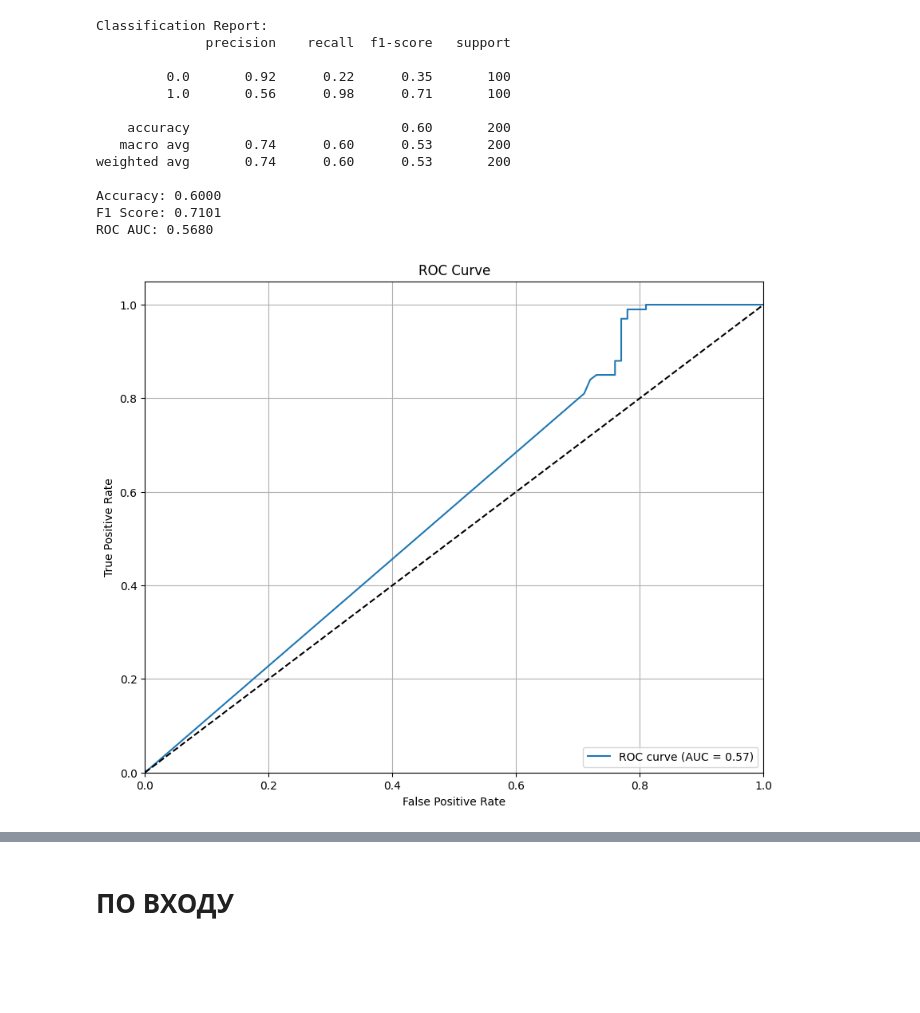
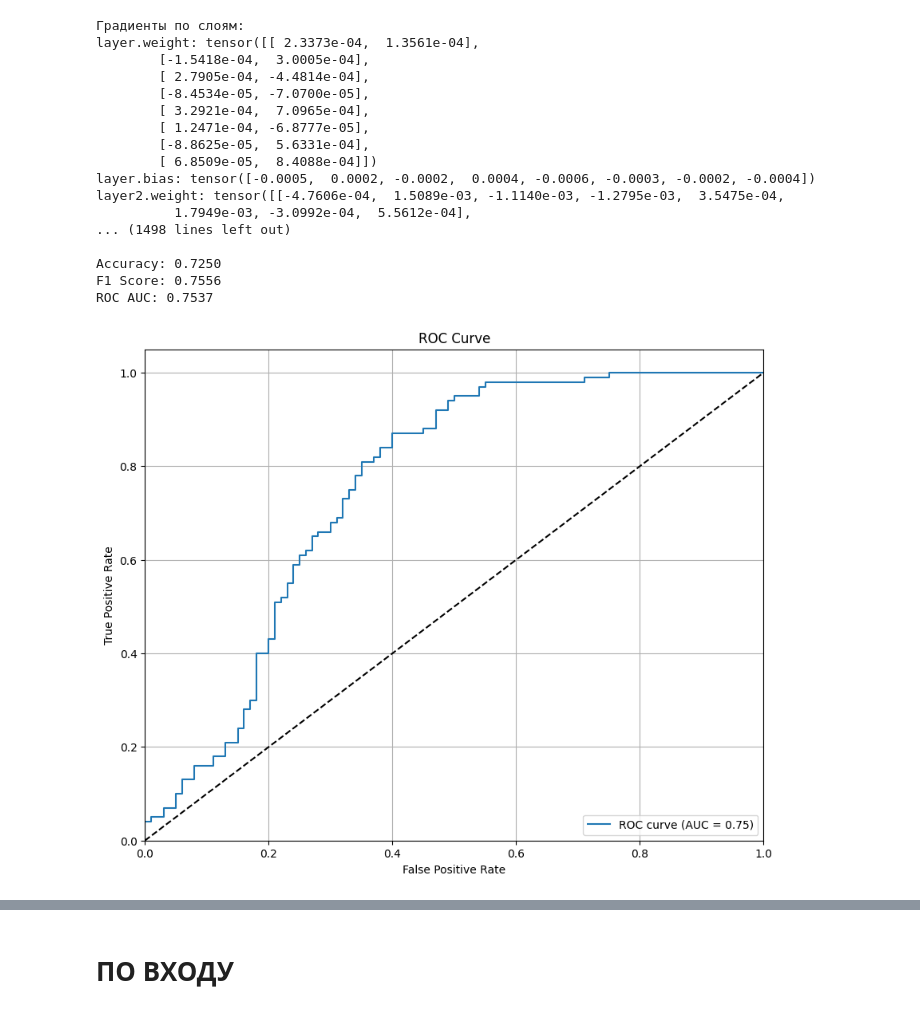
Before and after one commit to edugnome/net-arch-research, a Jupyter notebook: ExperimentCirclePerceptron.ipynb, the cells around one changed output, grey strips where cells are left out. Drawn from its saved outputs; the diff is of its cells as text; code cells hidden in the pictures; blank space fills up the shorter version.

```diff
--- a/ExperimentCirclePerceptron.ipynb
+++ b/ExperimentCirclePerceptron.ipynb
@@ -62,6 +62,8 @@ class BrokenPerceptron(nn.Module):
         x = self.sigmoid6(x)
         return x
 # %%
+from networks.gradient_analysis import extract_gradients_by_layer
+
 X, y = make_circles(n_samples=1000, factor=0.5, noise=0.1, random_state=42)
 
 # Split data
@@ -79,23 +81,31 @@ y_train = torch.FloatTensor(y_train)
 y_test = torch.FloatTensor(y_test)
 
 # Initialize model, loss, and optimizer
-model = BrokenPerceptron(X_train.shape[1])
+model = Perceptron(X_train.shape[1])
 criterion = torch.nn.BCELoss()
 optimizer = torch.optim.Adam(model.parameters(), lr=0.01)
 
 # Training loop
-epochs = 500
+epochs = 50
 losses = []
 
 for epoch in range(epochs):
     # Forward pass
     outputs = model(X_train)
+
+    # Calculate loss
     loss = criterion(outputs.squeeze(), y_train)
     losses.append(loss.item())
 
-    # Backward pass and optimize
+    # Zero gradients
     optimizer.zero_grad()
+
+    # Backward pass (here the gradients are actually computed)
     loss.backward()
+
+    extract_gradients_by_layer(model)
+
+    # Update weights
     optimizer.step()
 
 # Evaluation
@@ -108,46 +118,50 @@ with torch.no_grad():
     # Calculate metrics
     accuracy = accuracy_score(y_test, y_pred_class)
     f1 = f1_score(y_test, y_pred_class)
 
     # Calculate ROC curve and AUC
     fpr, tpr, _ = roc_curve(y_test.numpy(), y_pred.squeeze().numpy())
     roc_auc = auc(fpr, tpr)
 
     # Print classification report
     print("\nClassification Report:")
     print(classification_report(y_test, y_pred_class))
 
     print(f'Accuracy: {accuracy:.4f}')
     print(f'F1 Score: {f1:.4f}')
     print(f'ROC AUC: {roc_auc:.4f}')
 
     # Plot ROC curve
     plt.figure(figsize=(10, 8))
     plt.plot(fpr, tpr, label=f'ROC curve (AUC = {roc_auc:.2f})')
     plt.plot([0, 1], [0, 1], 'k--')
     plt.xlim([0.0, 1.0])
     plt.ylim([0.0, 1.05])
     plt.xlabel('False Positive Rate')
     plt.ylabel('True Positive Rate')
     plt.title('ROC Curve')
     plt.legend(loc='lower right')
     plt.grid(True)
     plt.show()
 # %% [output]
-Classification Report:
-              precision    recall  f1-score   support
+Градиенты по слоям:
+layer.weight: tensor([[ 2.3373e-04,  1.3561e-04],
+        [-1.5418e-04,  3.0005e-04],
+        [ 2.7905e-04, -4.4814e-04],
+        [-8.4534e-05, -7.0700e-05],
+        [ 3.2921e-04,  7.0965e-04],
+        [ 1.2471e-04, -6.8777e-05],
+        [-8.8625e-05,  5.6331e-04],
+        [ 6.8509e-05,  8.4088e-04]])
+layer.bias: tensor([-0.0005,  0.0002, -0.0002,  0.0004, -0.0006, -0.0003, -0.0002, -0.0004])
+layer2.weight: tensor([[-4.7606e-04,  1.5089e-03, -1.1140e-03, -1.2795e-03,  3.5475e-04,
+          1.7949e-03, -3.0992e-04,  5.5612e-04],
+... (1498 lines left out)
 
-         0.0       0.92      0.22      0.35       100
-         1.0       0.56      0.98      0.71       100
-
-    accuracy                           0.60       200
-   macro avg       0.74      0.60      0.53       200
-weighted avg       0.74      0.60      0.53       200
-
-Accuracy: 0.6000
-F1 Score: 0.7101
-ROC AUC: 0.5680
+Accuracy: 0.7250
+F1 Score: 0.7556
+ROC AUC: 0.7537
-[figure, old version]
+[figure, new version]
 # %%
 def compute_eigen_of_hessian(hessian):
     eigenvalues, _ = torch.linalg.eigh(hessian)
```
Also changed, not shown: parts of 7 cells of this notebook, 20 other files.
